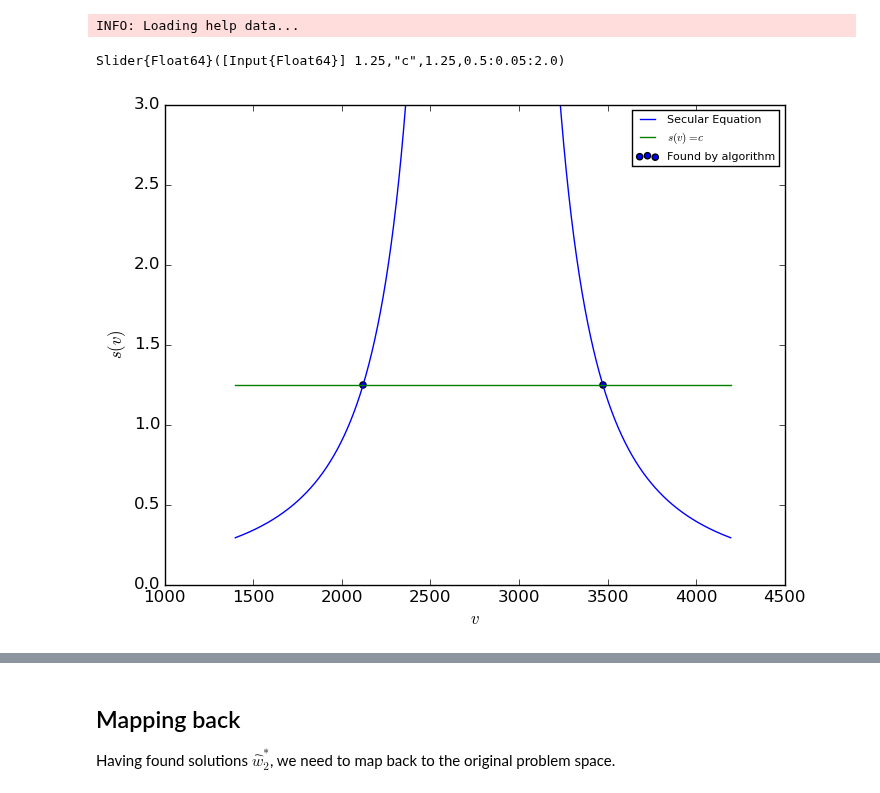
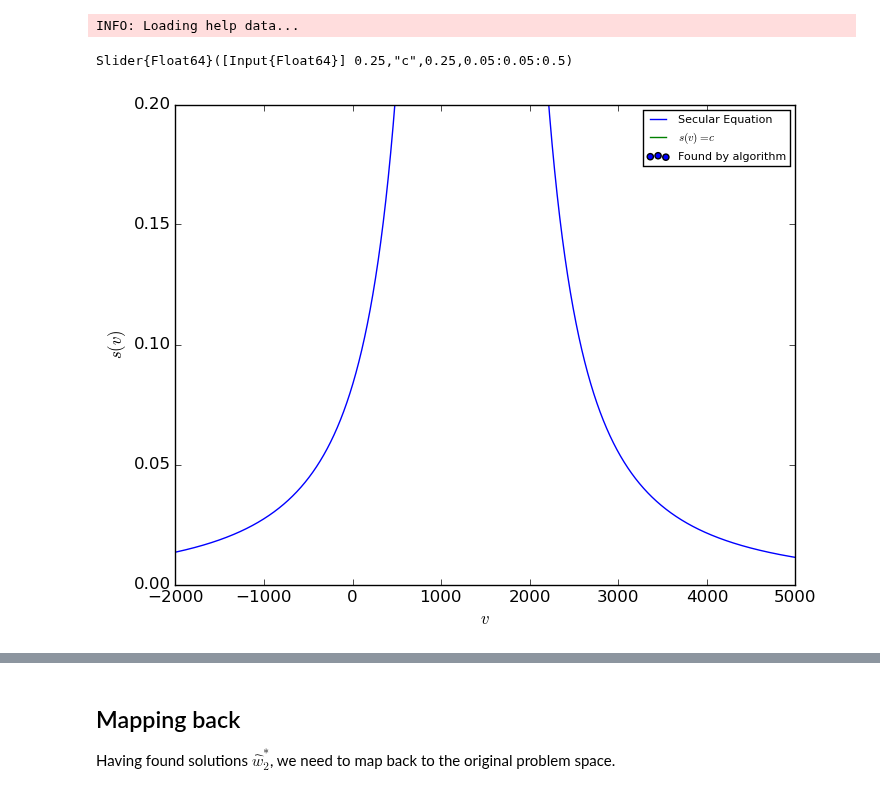
Before and after one commit to kersulis/TemporalInstanton.jl, a Jupyter notebook: nbs/2015-03-26 Scripting the new translation and rotation.ipynb, the cells around one changed output, grey strips where cells are left out. Saved outputs shown, nothing was run; the diff lists cells and outputs as text; code cells hidden in the pictures.

```diff
--- a/nbs/2015-03-26 Scripting the new translation and rotation.ipynb
+++ b/nbs/2015-03-26 Scripting the new translation and rotation.ipynb
@@ -33,11 +33,11 @@ Y = full(Y) # Full admittance matrix (ref not removed)
 ref = 1 # Index of ref node
 k = k # Conventional generator participation factors
 tau = 1. # Heating constant
-G0 = [Gp,Gp.*0.95,Gp.*0.9]
-D0 = [Dp,Dp.*0.95,Dp.*0.9]
-P0 = [Rp,Rp,Rp]
+G0 = [Gp,Gp,Gp]
+D0 = [Dp,Dp,Dp]
+P0 = [0.5.*Rp,Rp,1.5.*Rp]
 kQobj = 0 # Should always be zero; objective has no constant term
-c = 1. # RHS of line temperature constraint
+c = 0.1 # RHS of line temperature constraint
 kQtheta = -c # Move to LHS so we have Q(z) = 0
 
 T = int(length(G0)/size(Y,1))
@@ -46,7 +46,7 @@ T = int(length(G0)/size(Y,1))
 lines = [(f[i],t[i]) for i in 1:length(f)];
 
 # For a single line:
-line = lines[48]
+line = lines[91]
 
 # Create instance of instanton problem
 Qobj,A,b,Qtheta = temporalInstanton(Ridx,Y,ref,k,tau,line,G0,P0,D0)
@@ -488,22 +491,23 @@ INFO: Loading help data...
 # %%
 f = figure()
 poles = sort(unique(round(diag(Bhat),10)))
 
-@manipulate for c = 0.5:0.05:2; withfig(f) do
+@manipulate for c = 0.05:0.05:0.5; withfig(f) do
         solutions,vectors = solve_secular(Bhat,bhat/2,c)
 
-        v_vals = linspace(0.5*minimum(poles),1.5*maximum(poles),10000)
+        v_vals = linspace(minimum(poles)-4*minimum(poles),maximum(poles) + 4*maximum(poles),10000)
         s_vals = [(find_w(i,Bhat,bhat/2)'*find_w(i,Bhat,bhat/2))[1] for i in v_vals]
         plot(v_vals,s_vals)
         hold = true
         plot([v_vals[1],v_vals[end]],[c,c])
-        ylim([0,3])
+        ylim([0,0.2])
         scatter(solutions,c*ones(length(solutions)))
         legend(["Secular Equation",L"s(v) = c","Found by algorithm"],fontsize=8)
         xlabel(L"v")
         ylabel(L"s(v)")
+        axis([-2000,5000,0,0.2])
     end
 end
 # %% [output]
-Slider{Float64}([Input{Float64}] 1.25,"c",1.25,0.5:0.05:2.0)
+Slider{Float64}([Input{Float64}] 0.25,"c",0.25,0.05:0.05:0.5)
-[figure, old version]
+[figure, new version]
```
Also changed, not shown: parts of 8 cells of this notebook, 6 other files.
